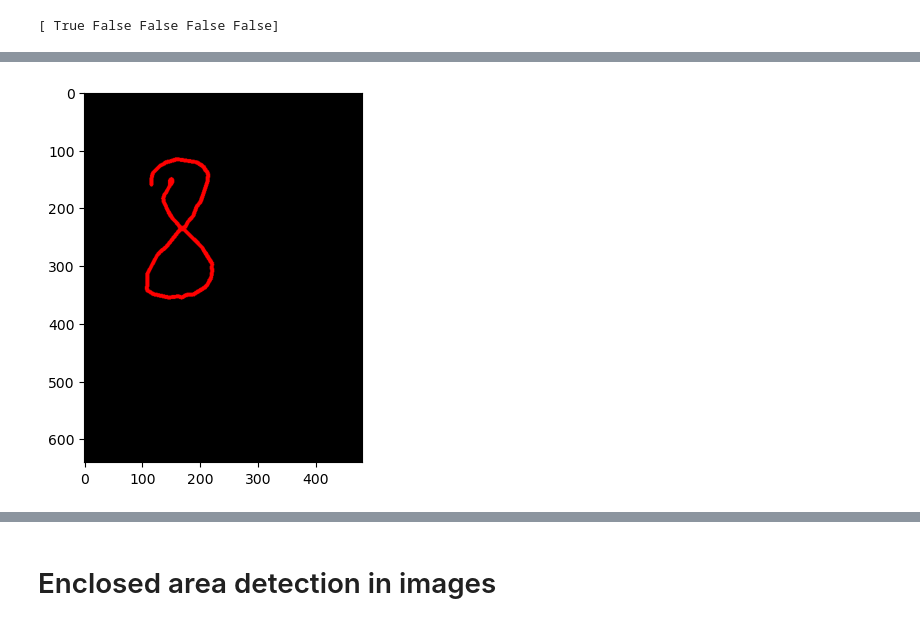
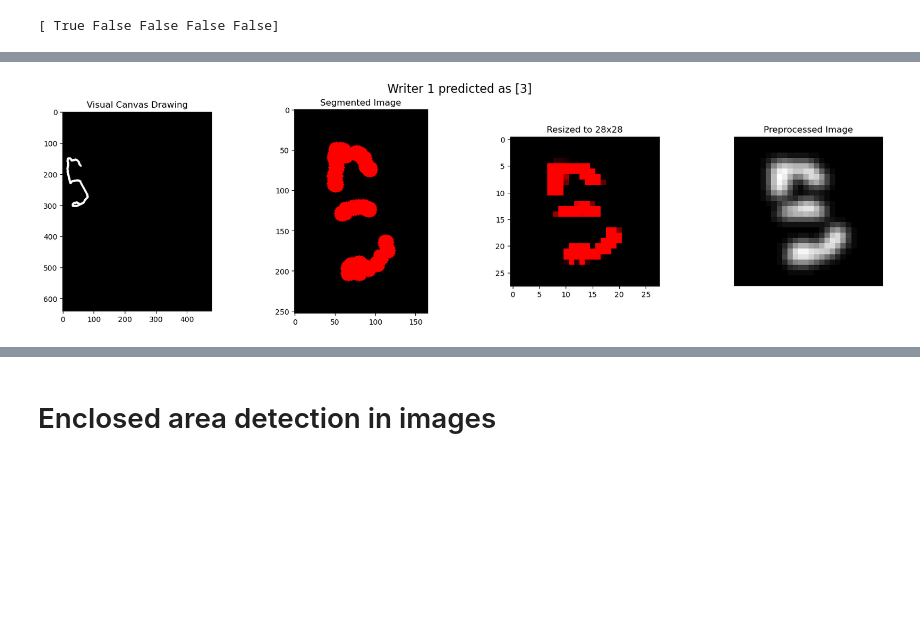
Before and after one commit to Navneetkrh/AirWritingAndDetection, a Jupyter notebook: AIR_WRITING_WITH_RECOG.ipynb, the cells around one changed output, grey strips where cells are left out. Drawn from its saved outputs; the diff is of its cells as text; code cells hidden in the pictures; blank space fills up the shorter version.

```diff
--- a/AIR_WRITING_WITH_RECOG.ipynb
+++ b/AIR_WRITING_WITH_RECOG.ipynb
@@ -454,7 +459,7 @@ cv2.destroyAllWindows()
 # %%
 for i in Writers:
     new_img=np.zeros((480,640,3),dtype=np.uint8)
-    new_img = i.draw(new_img)
+    new_img = i.draw2(new_img,(255,255,255))
 
     cv2.imshow("Image", new_img)
     plt.imshow(new_img)
@@ -464,8 +469,8 @@ for i in Writers:
 def preprocess_image(img):
 
     #display the image
-    plt.imshow(img.squeeze(), cmap='gray')
-    plt.show()
+    # plt.imshow(img.squeeze(), cmap='gray')
+    # plt.show()
     img = cv2.resize(img, (28, 28))
     img = cv2.cvtColor(img, cv2.COLOR_BGR2GRAY)
 
@@ -473,6 +478,13 @@ def preprocess_image(img):
     # img = cv2.GaussianBlur(img, (3,3), 0)
 
     img = img.reshape(1, 28, 28, 1)
-    plt.imshow(img.squeeze(), cmap='gray')
-    plt.show()
+    # plt.imshow(img.squeeze(), cmap='gray')
+    # plt.show()
     return img
+# %%
+image_for_Segmentation = np.zeros((480, 640, 3), dtype=np.uint8)
+# all writers draw on this image
+for i in Writers:
+    image_for_Segmentation = i.draw2(image_for_Segmentation,(255,255,255))
+cv2.imshow("Image", image_for_Segmentation)
+plt.imshow(image_for_Segmentation)
@@ -479,34 +494,54 @@ def preprocess_image(img):
 # %%
+for i in range(len(Writers)):
+        if (i==0):
+            continue
+        writeone= Writers[i]
 
-writeone= Writers[1]
-limitx1,limitx2,limity1,limity2=writeone.range_points()
-print(limitx1,limitx2,limity1,limity2)
+        if writeone.points==[]:
+            i+=1
+            continue
 
-# cut image around the written area with some padding
-new_image_a=np.zeros((limity2-limity1+100,limitx2-limitx1+100,3),dtype=np.uint8)
-new_image_b=np.zeros((640,480,3),dtype=np.uint8)
-writeone.draw(new_image_b)
-plt.imshow(new_image_b)
-plt.show()
-# plt.show()
-for i in writeone.points:
-    cv2.line(new_image_a,(int(i.x)-limitx1+50,int(i.y)-limity1+50),(int(i.x)-limitx1+50,int(i.y)-limity1+50),(255,0,0),20)
+        aye = i
 
-plt.imshow(new_image_a)
+        fig, axes = plt.subplots(nrows=1, ncols=4, figsize=(20, 5), gridspec_kw={'wspace': 0.5, 'hspace': 0.5})
 
-# resize the image to 28x28
-new_image_a=cv2.resize(new_image_a,(28,28))
-plt.imshow(new_image_a)
-processed_img = preprocess_image(new_image_a)
-predictions = model.predict(processed_img)
-print(f"Predictions for Writer {i}: {predictions}")
-predicted_classes = np.argmax(predictions, axis=1)
-print(f"Predicted class for Writer {i}: {predicted_classes}")
-plt.show()
-# a little bit of padding
+        plt.axis('off')
+        limitx1,limitx2,limity1,limity2=writeone.range_points()
+        print(limitx1,limitx2,limity1,limity2)
+
+        # cut image around the written area with some padding
+        new_image_a=np.zeros((limity2-limity1+100,limitx2-limitx1+100,3),dtype=np.uint8)
+        new_image_b=np.zeros((640,480,3),dtype=np.uint8)
+        writeone.draw2(new_image_b, (255,255,255))
+
+        axes[0].imshow(new_image_b)
+
+        axes[0].set_title('Visual Canvas Drawing')
+        # plt.show()
+        # plt.show()
+        for i in writeone.points:
+            cv2.line(new_image_a,(int(i.x)-limitx1+50,int(i.y)-limity1+50),(int(i.x)-limitx1+50,int(i.y)-limity1+50),(255,0,0),20)
+
+        axes[1].imshow(new_image_a)
+        axes[1].set_title('Segmented Image')
 
 
+        # resize the image to 28x28
+        new_image_a=cv2.resize(new_image_a,(28,28))
 
-# for loop and pritnt all in subplots
-fig, axs = plt.subplots(1,len(Writers),figsize=(10,10))
+        axes[2].imshow(new_image_a)
+        axes[2].set_title('Resized to 28x28')
+
+        processed_img = preprocess_image(new_image_a)
+        predictions = model.predict(processed_img)
+        axes[3].imshow(processed_img.squeeze(), cmap='gray')
+        axes[3].set_title('Preprocessed Image')
+        print(f"Predictions for Writer {i}: {predictions}")
+        predicted_classes = np.argmax(predictions, axis=1)
+        print(f"Predicted class for Writer {i}: {predicted_classes}")
+
+        fig.suptitle(f'Writer {aye} predicted as {predicted_classes}', fontsize=16)
+
+
+        plt.show()
 # %% [output]
@@ -514 +553 @@ fig, axs = plt.subplots(1,len(Writers),figsize=(10,10))
-[figure, old version]
+[figure, new version]
```
Also changed, not shown: parts of 7 cells of this notebook, 10 other files.
